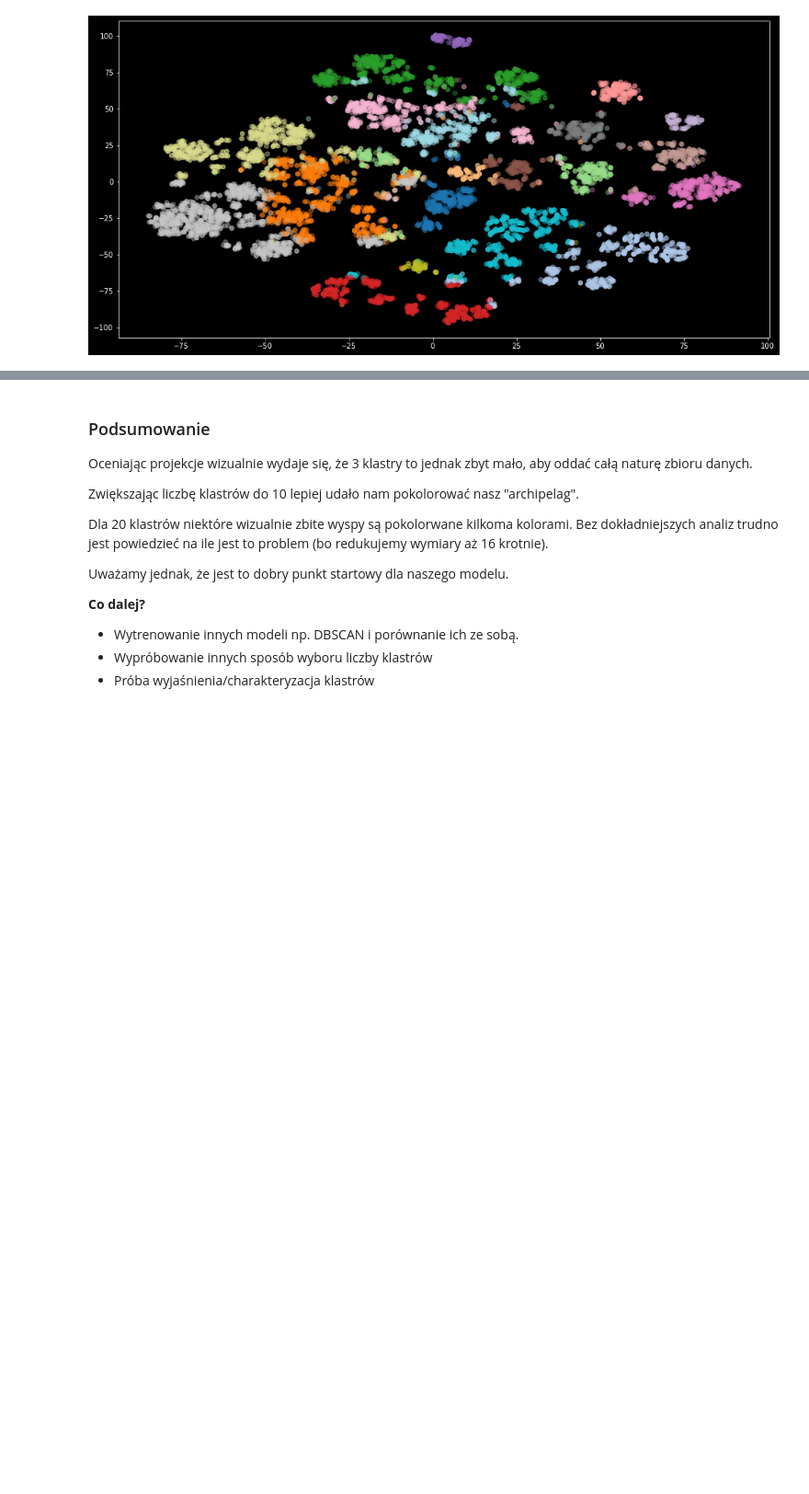
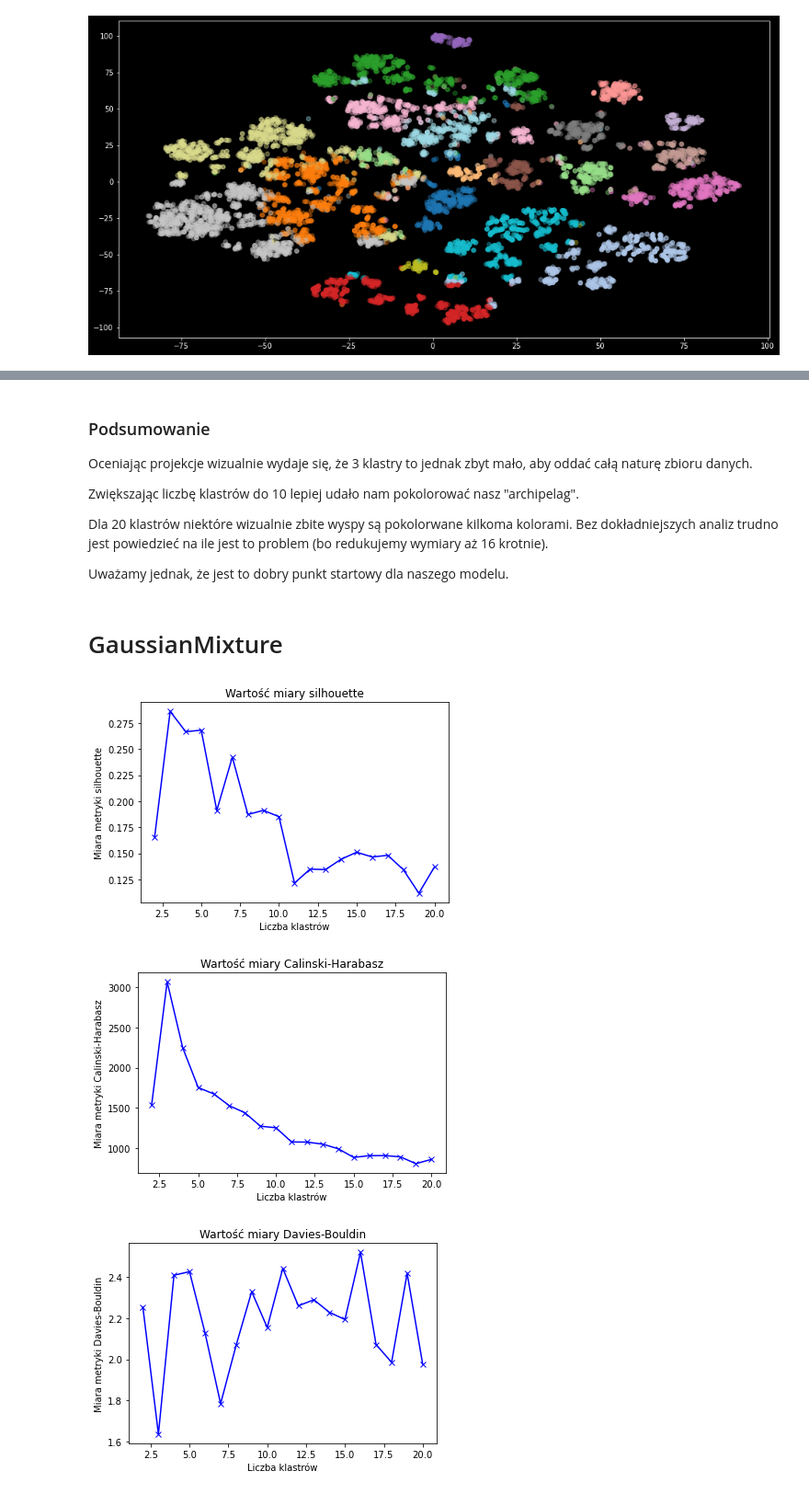
Before and after one commit to Szymon-Gut/Introduction-to-Machine-Learning, a Jupyter notebook: projekt2/km1.ipynb, the cells around one changed output, grey strips where cells are left out. Shown at 92% size. Drawn from its saved outputs; the diff is of its cells as text; code cells hidden in the pictures; blank space fills up the shorter version.

Commit message:
km1: new models added, functions for metrics

```diff
--- a/projekt2/km1.ipynb
+++ b/projekt2/km1.ipynb
@@ -364,8 +497,5 @@ Zwiększając liczbę klastrów do 10 lepiej udało nam pokolorować nasz "archi
 Dla 20 klastrów niektóre wizualnie zbite wyspy są pokolorwane kilkoma kolorami. Bez dokładniejszych analiz trudno jest powiedzieć na ile jest to problem (bo redukujemy wymiary aż 16 krotnie).
 
 Uważamy jednak, że jest to dobry punkt startowy dla naszego modelu.
-
-**Co dalej?**
-- Wytrenowanie innych modeli np. DBSCAN i porównanie ich ze sobą.
-- Wypróbowanie innych sposób wyboru liczby klastrów
-- Próba wyjaśnienia/charakteryzacja klastrów
+# %% [markdown]
+# GaussianMixture
@@ -371,0 +504,9 @@ Uważamy jednak, że jest to dobry punkt startowy dla naszego modelu.
+# %%
+subset_idx = np.random.choice(df_array.shape[0], size=10000)
+df_array_subset = df_array[subset_idx, :]
+# %%
+plot_scores(GaussianMixture(covariance_type='full'),df_array_subset)
+# %% [output]
+[figure, added]
+[figure, added]
+[figure, added]
```
Also changed, not shown: parts of 44 cells of this notebook.
